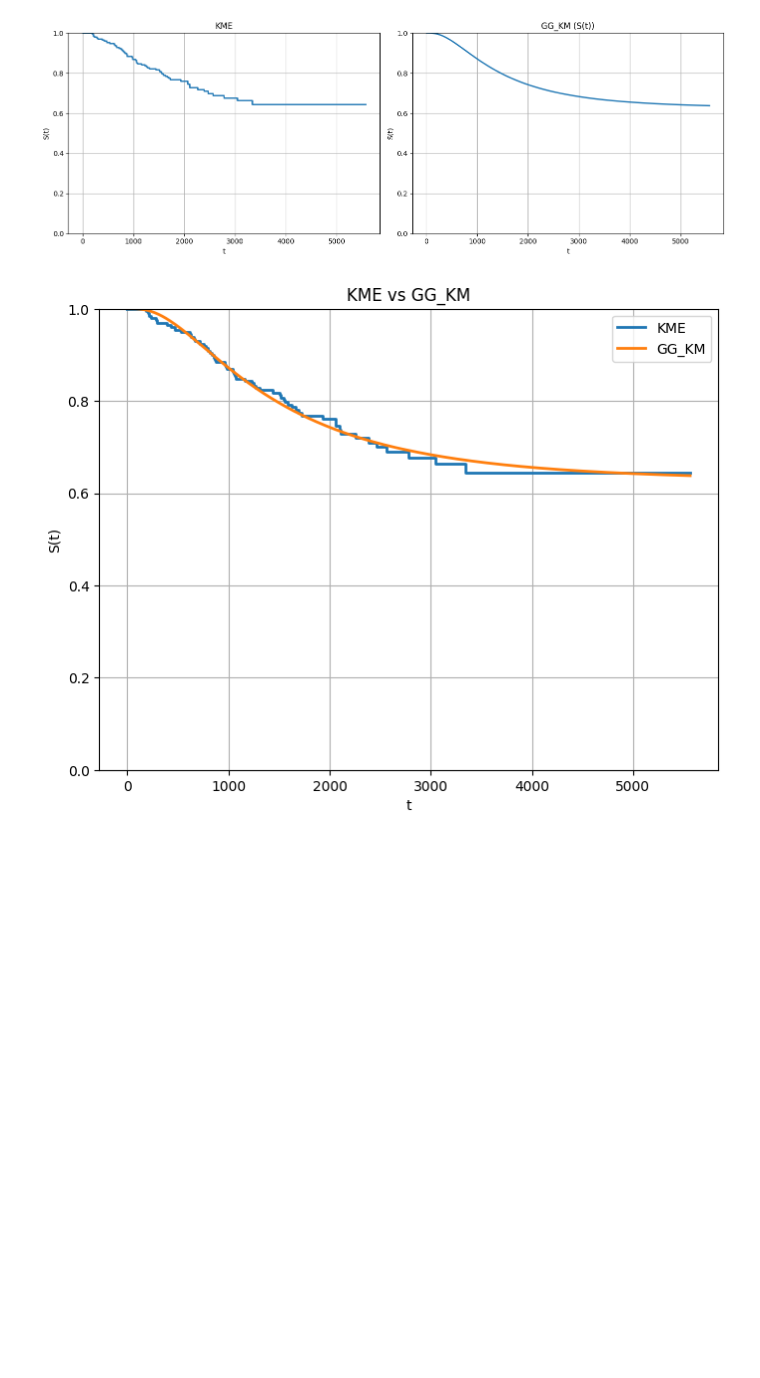
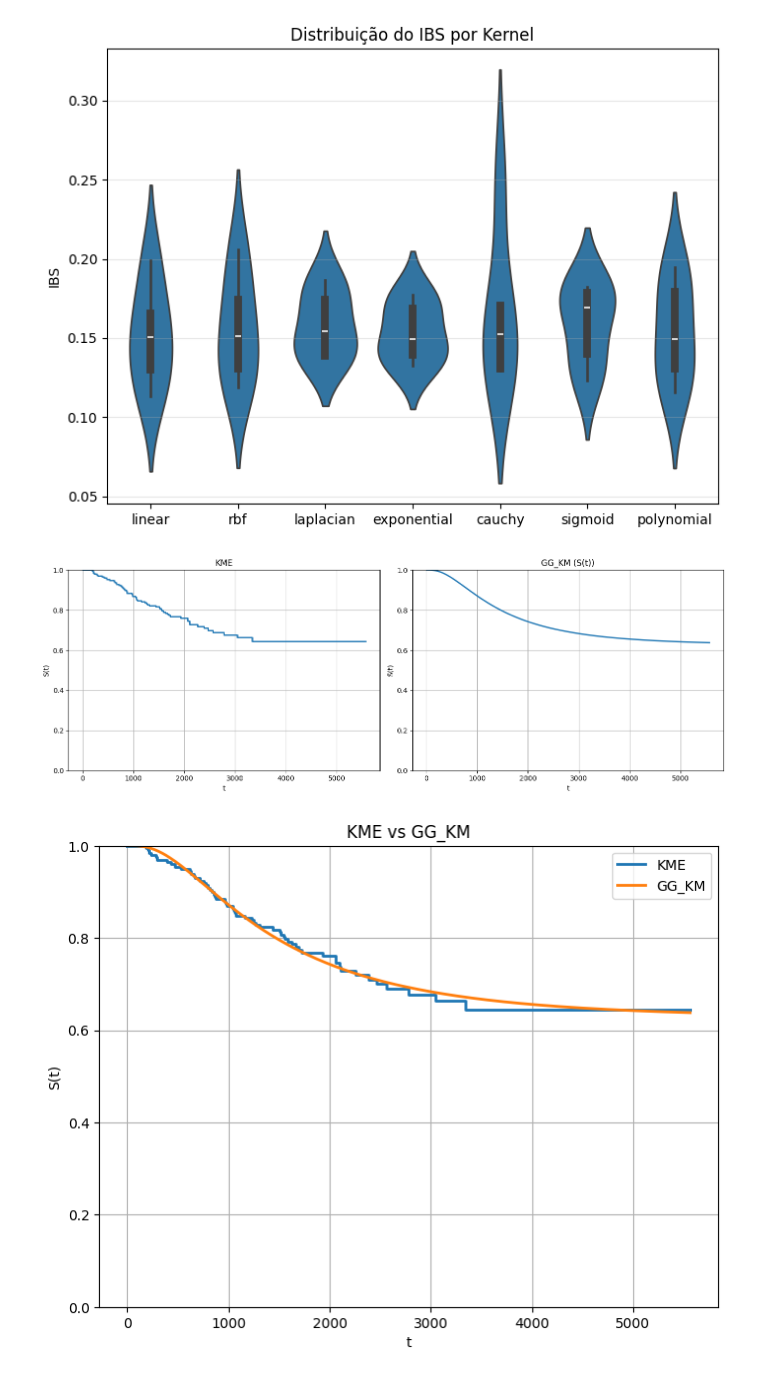
Before and after one commit to cowvin0/master_thesis, a Jupyter notebook: topicos_pesquisa_I/aplicacao_relatorio_2/km_gg.ipynb, the cells around one changed output. Drawn from its saved outputs; the diff is of its cells as text; code cells hidden in the pictures; blank space fills up the shorter version.

```diff
--- a/topicos_pesquisa_I/aplicacao_relatorio_2/km_gg.ipynb
+++ b/topicos_pesquisa_I/aplicacao_relatorio_2/km_gg.ipynb
@@ -601,3 +675,33 @@ for kernel, res in all_results.items():
+# %%
+data = []
+
+for kernel, results in all_results.items():
+    for ibs in results["test_ibs"]:
+        data.append({
+            "kernel": kernel,
+            "test_ibs": ibs
+        })
+
+df_plot = pd.DataFrame(data)
+
+plt.figure(figsize=(8, 6))
+
+sns.violinplot(
+    data=df_plot,
+    x="kernel",
+    y="test_ibs",
+    inner="box"
+)
+
+# plt.xlabel("Kernel")
+plt.xlabel("")
+plt.ylabel("IBS")
+plt.title("Distribuição do IBS por Kernel")
+plt.grid(axis="y", alpha=0.3)
+
+plt.show()
+# %% [output]
+[figure, added]
 # %%
 melanoma = (
     pd.read_csv("../data/melanoma.csv")
```
Also changed, not shown: parts of 6 cells of this notebook, 7 other files.
